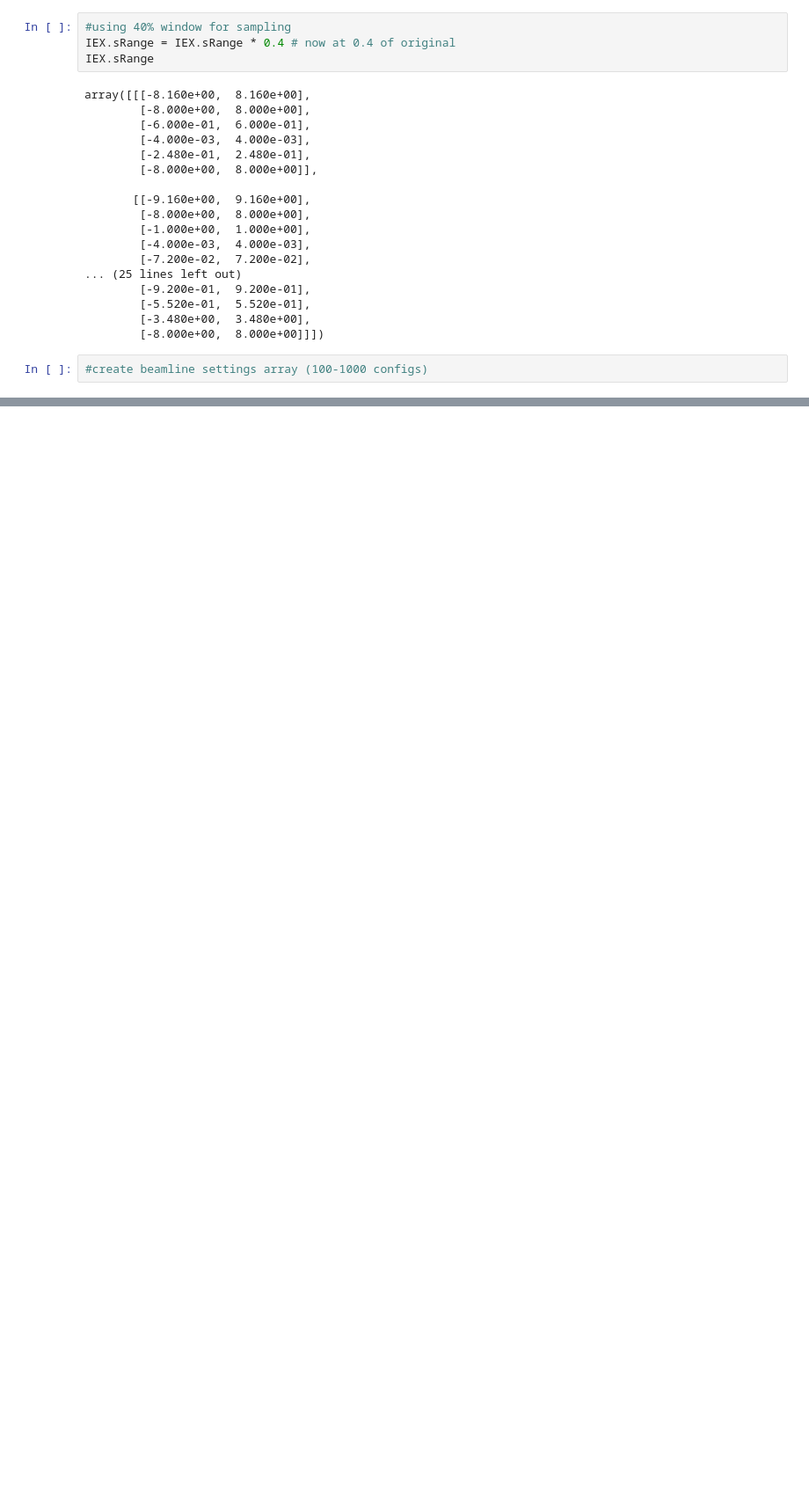
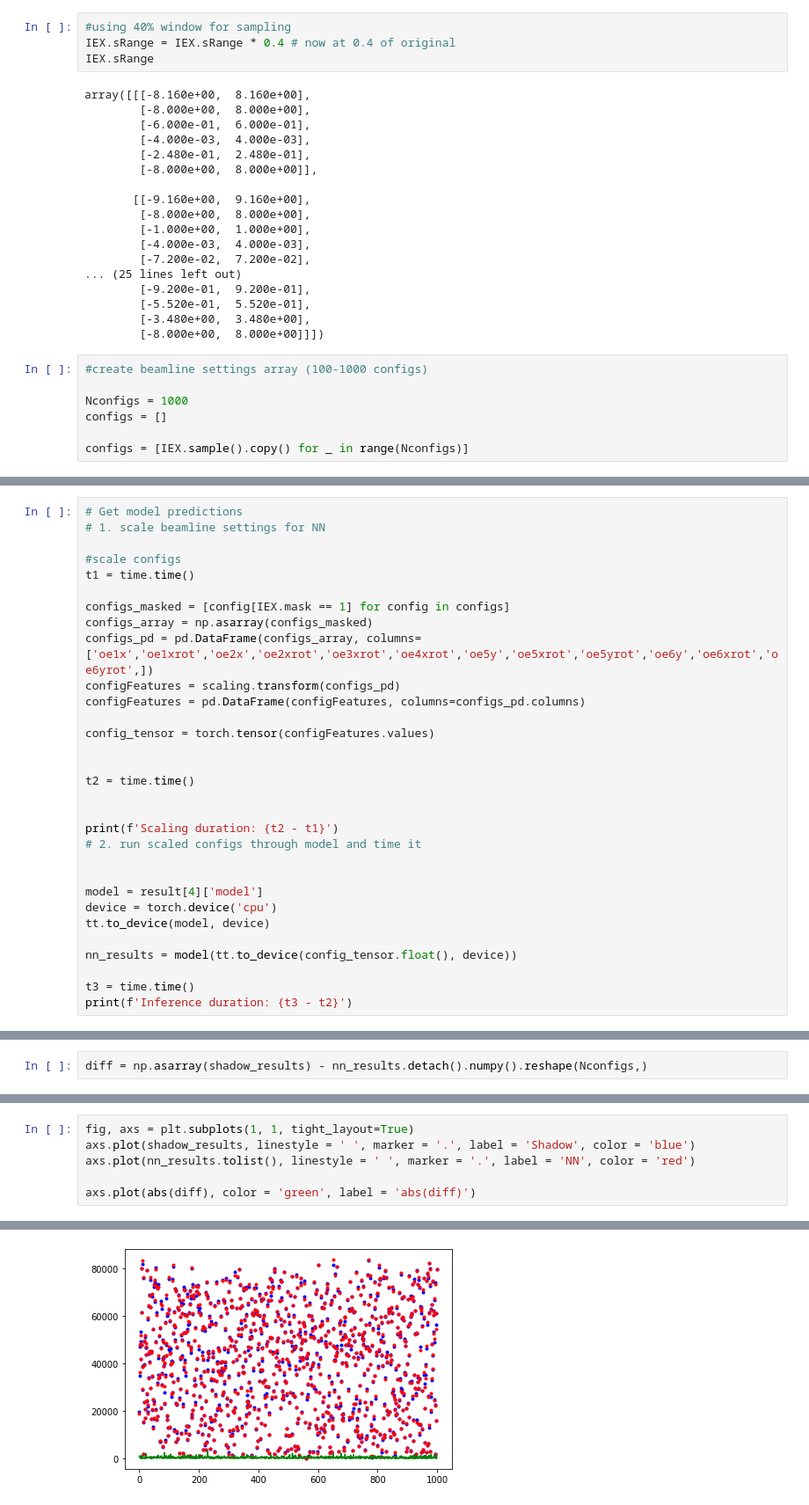
Before and after one commit to mdwyman/surrogateBL, a Jupyter notebook: IEX_shadow_vs_surrogate.ipynb, the cells around one changed output, grey strips where cells are left out. Shown at 88% size. Drawn from its saved outputs; the diff is of its cells as text; blank space fills up the shorter version.

```diff
--- a/IEX_shadow_vs_surrogate.ipynb
+++ b/IEX_shadow_vs_surrogate.ipynb
@@ -58,3 +64,8 @@ array([[[-8.160e+00,  8.160e+00],
         [-8.000e+00,  8.000e+00]]])
 # %%
 #create beamline settings array (100-1000 configs)
+
+Nconfigs = 1000
+configs = []
+
+configs = [IEX.sample().copy() for _ in range(Nconfigs)]
@@ -71,0 +85,31 @@ array([[[-8.160e+00,  8.160e+00],
+# %%
+# Get model predictions
+# 1. scale beamline settings for NN
+
+#scale configs
+t1 = time.time()
+
+configs_masked = [config[IEX.mask == 1] for config in configs]
+configs_array = np.asarray(configs_masked)
+configs_pd = pd.DataFrame(configs_array, columns=['oe1x','oe1xrot','oe2x','oe2xrot','oe3xrot','oe4xrot','oe5y','oe5xrot','oe5yrot','oe6y','oe6xrot','oe6yrot',])
+configFeatures = scaling.transform(configs_pd)
+configFeatures = pd.DataFrame(configFeatures, columns=configs_pd.columns)
+
+config_tensor = torch.tensor(configFeatures.values)
+
+
+t2 = time.time()
+
+
+print(f'Scaling duration: {t2 - t1}')
+# 2. run scaled configs through model and time it
+
+
+model = result[4]['model']
+device = torch.device('cpu')
+tt.to_device(model, device)
+
+nn_results = model(tt.to_device(config_tensor.float(), device))
+
+t3 = time.time()
+print(f'Inference duration: {t3 - t2}')
@@ -71,0 +142,2 @@ array([[[-8.160e+00,  8.160e+00],
+# %%
+diff = np.asarray(shadow_results) - nn_results.detach().numpy().reshape(Nconfigs,)
@@ -71,0 +146,7 @@ array([[[-8.160e+00,  8.160e+00],
+# %%
+fig, axs = plt.subplots(1, 1, tight_layout=True)
+axs.plot(shadow_results, linestyle = ' ', marker = '.', label = 'Shadow', color = 'blue')
+axs.plot(nn_results.tolist(), linestyle = ' ', marker = '.', label = 'NN', color = 'red')
+
+axs.plot(abs(diff), color = 'green', label = 'abs(diff)')
+# %% [output]
@@ -71,0 +154 @@ array([[[-8.160e+00,  8.160e+00],
+[figure, added]
```
Also changed, not shown: parts of 17 cells of this notebook, 2 other files.
